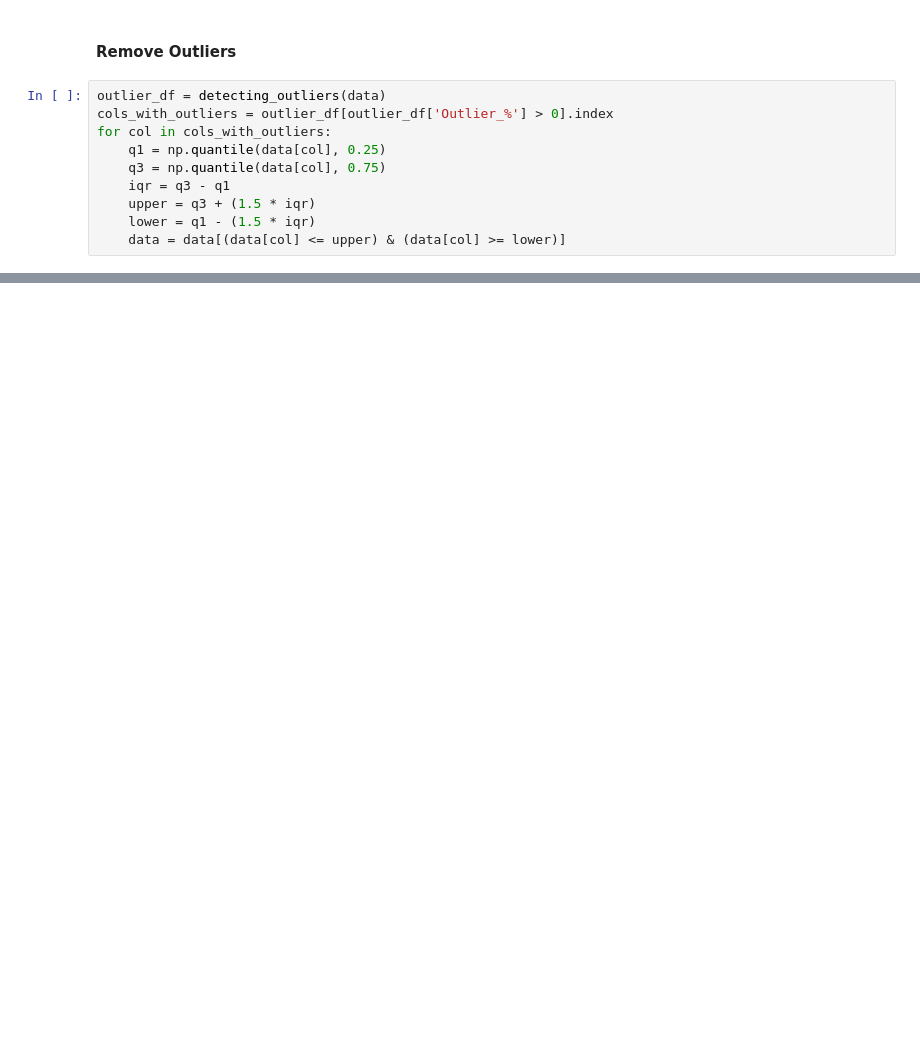
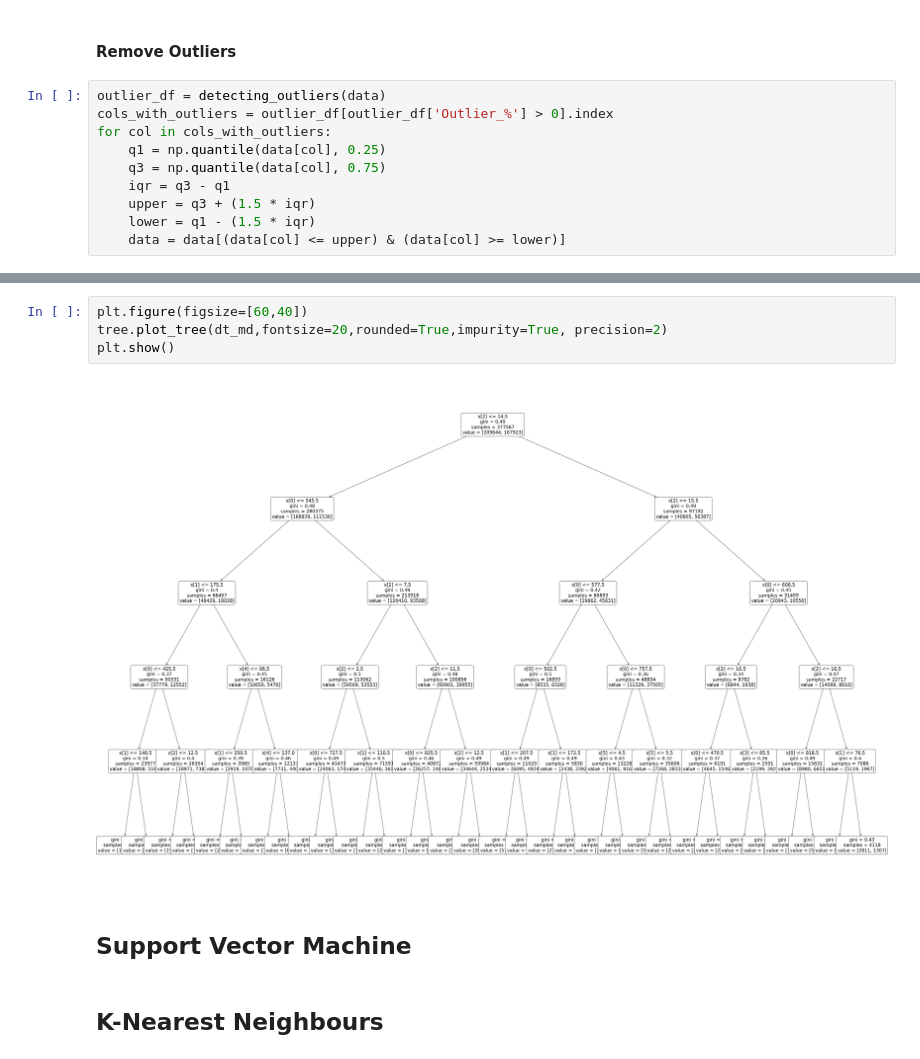
Before and after one commit to ICWeiner/FEUP-IART, a Jupyter notebook: Proj2/IA_T10_G27_Assignment2.ipynb, the cells around one changed output, grey strips where cells are left out. Cells and saved outputs as stored; diff of their text form; blank space fills up the shorter version.

```diff
--- a/Proj2/IA_T10_G27_Assignment2.ipynb
+++ b/Proj2/IA_T10_G27_Assignment2.ipynb
@@ -158,0 +232,10 @@ data['Airline'].value_counts().plot.barh()
+# %%
+plt.figure(figsize=[60,40])
+tree.plot_tree(dt_md,fontsize=20,rounded=True,impurity=True, precision=2)
+plt.show()
+# %% [output]
+[figure, added]
+# %% [markdown]
+## Support Vector Machine
+# %% [markdown]
+## K-Nearest Neighbours
```
Also changed, not shown: parts of 37 cells of this notebook, 1 other file.
